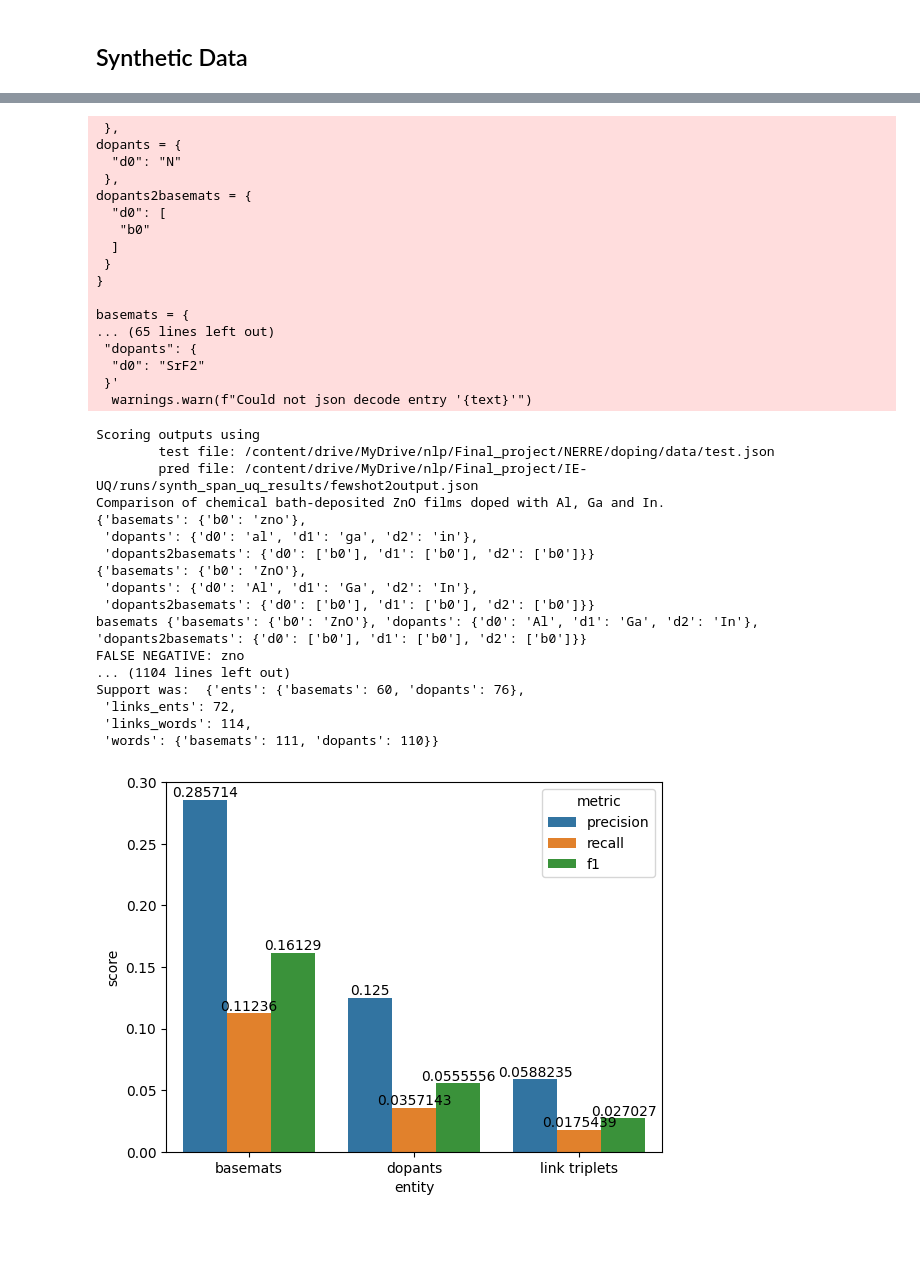
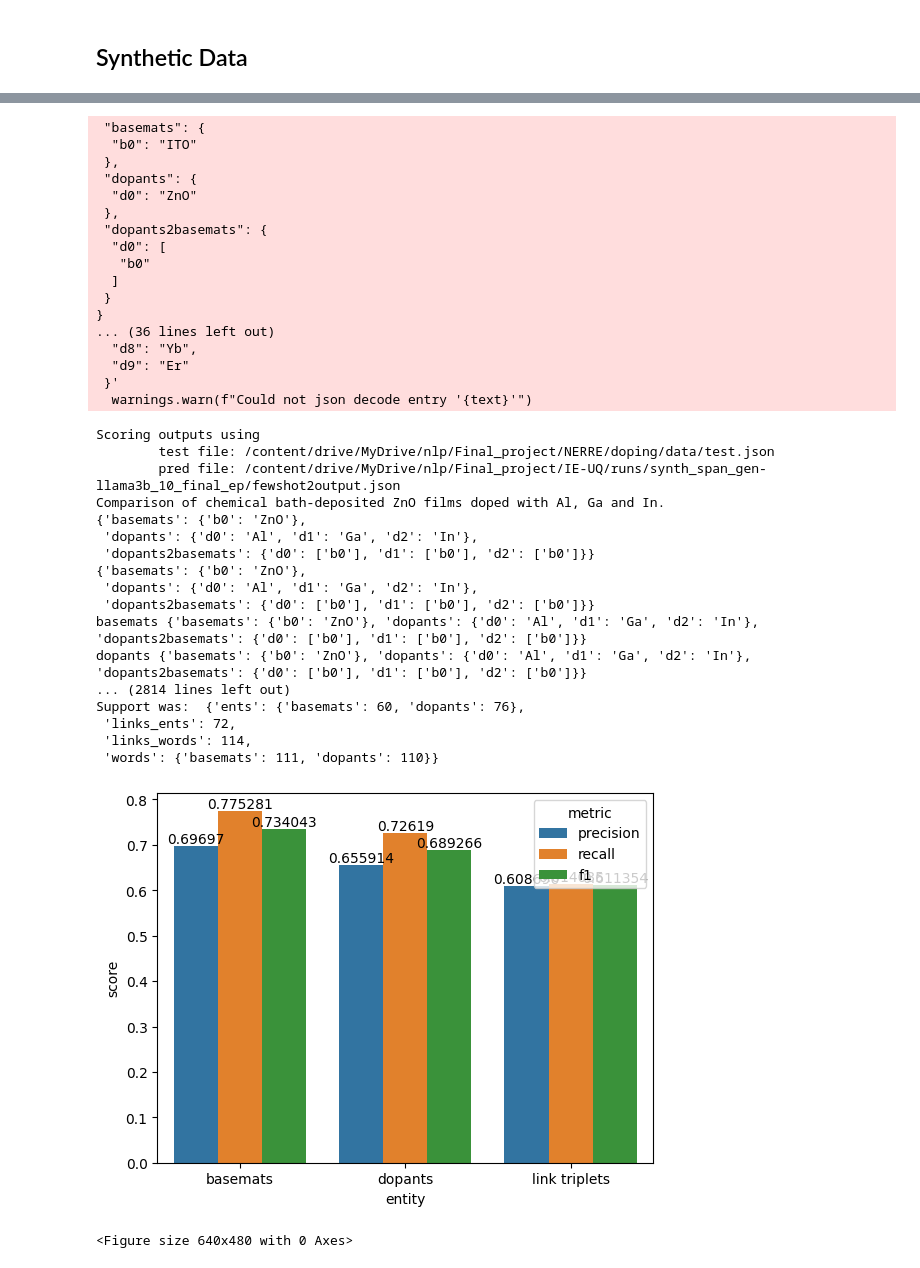
Before and after one commit to tlebryk/IE-UQ, a Jupyter notebook: notebooks/uq_extraction_runbook.ipynb, the cells around one changed output, grey strips where cells are left out. Cells and saved outputs as stored; diff of their text form; code cells hidden in the pictures; blank space fills up the shorter version.

```diff
--- a/notebooks/uq_extraction_runbook.ipynb
+++ b/notebooks/uq_extraction_runbook.ipynb
@@ -387,7 +660,9 @@ synthetic_data.main(
 # %%
+# SYNTH EXTRACTION INFERENCE
+torch.cuda.empty_cache()
 few_shot_inference_extraction.main(
     model_id=synth_span_dir_final,
-    dataset_path=dataset_path,
+    dataset_path=os.path.join(random_baseline_dir, "train_dataset.jsonl"),
     inference_dataset_path=test_dataset_path,
     mode="extraction",
     output_dir=synth_span_dir_final,
@@ -397,48 +672,50 @@ few_shot_inference_extraction.main(
     quick_mode=quick_mode
 )
 # %% [output]
+ "basemats": {
+  "b0": "ITO"
  },
-dopants = {
-  "d0": "N"
+ "dopants": {
+  "d0": "ZnO"
  },
-dopants2basemats = {
+ "dopants2basemats": {
   "d0": [
    "b0"
   ]
  }
 }
-
-basemats = {
-... (65 lines left out)
- "dopants": {
-  "d0": "SrF2"
+... (36 lines left out)
+  "d8": "Yb",
+  "d9": "Er"
  }'
   warnings.warn(f"Could not json decode entry '{text}'")
 # %%
+# SYNTH EXTRACTION EVAL
 step3_score.main(
     test_file=test_dataset_path_local,
     pred_file=os.path.join(synth_span_dir_final, "fewshot2output.json"),
     plot=True,
     loud=True,
     schema_type=True,
-    enforce_lowercase=True,
+    enforce_lowercase=False,
     output_dir=synth_span_dir_final)
 # %% [output]
 Scoring outputs using
         test file: /content/drive/MyDrive/nlp/Final_project/NERRE/doping/data/test.json
-        pred file: /content/drive/MyDrive/nlp/Final_project/IE-UQ/runs/synth_span_uq_results/fewshot2output.json
+        pred file: /content/drive/MyDrive/nlp/Final_project/IE-UQ/runs/synth_span_gen-llama3b_10_final_ep/fewshot2output.json
 Comparison of chemical bath-deposited ZnO films doped with Al, Ga and In.
-{'basemats': {'b0': 'zno'},
- 'dopants': {'d0': 'al', 'd1': 'ga', 'd2': 'in'},
+{'basemats': {'b0': 'ZnO'},
+ 'dopants': {'d0': 'Al', 'd1': 'Ga', 'd2': 'In'},
  'dopants2basemats': {'d0': ['b0'], 'd1': ['b0'], 'd2': ['b0']}}
 {'basemats': {'b0': 'ZnO'},
  'dopants': {'d0': 'Al', 'd1': 'Ga', 'd2': 'In'},
  'dopants2basemats': {'d0': ['b0'], 'd1': ['b0'], 'd2': ['b0']}}
 basemats {'basemats': {'b0': 'ZnO'}, 'dopants': {'d0': 'Al', 'd1': 'Ga', 'd2': 'In'}, 'dopants2basemats': {'d0': ['b0'], 'd1': ['b0'], 'd2': ['b0']}}
-FALSE NEGATIVE: zno
-... (1104 lines left out)
+dopants {'basemats': {'b0': 'ZnO'}, 'dopants': {'d0': 'Al', 'd1': 'Ga', 'd2': 'In'}, 'dopants2basemats': {'d0': ['b0'], 'd1': ['b0'], 'd2': ['b0']}}
+... (2814 lines left out)
 Support was:  {'ents': {'basemats': 60, 'dopants': 76},
  'links_ents': 72,
  'links_words': 114,
  'words': {'basemats': 111, 'dopants': 110}}
-[figure, old version]
+[figure, new version]
+<Figure size 640x480 with 0 Axes>
```
Also changed, not shown: parts of 52 cells of this notebook, 1 other file.
